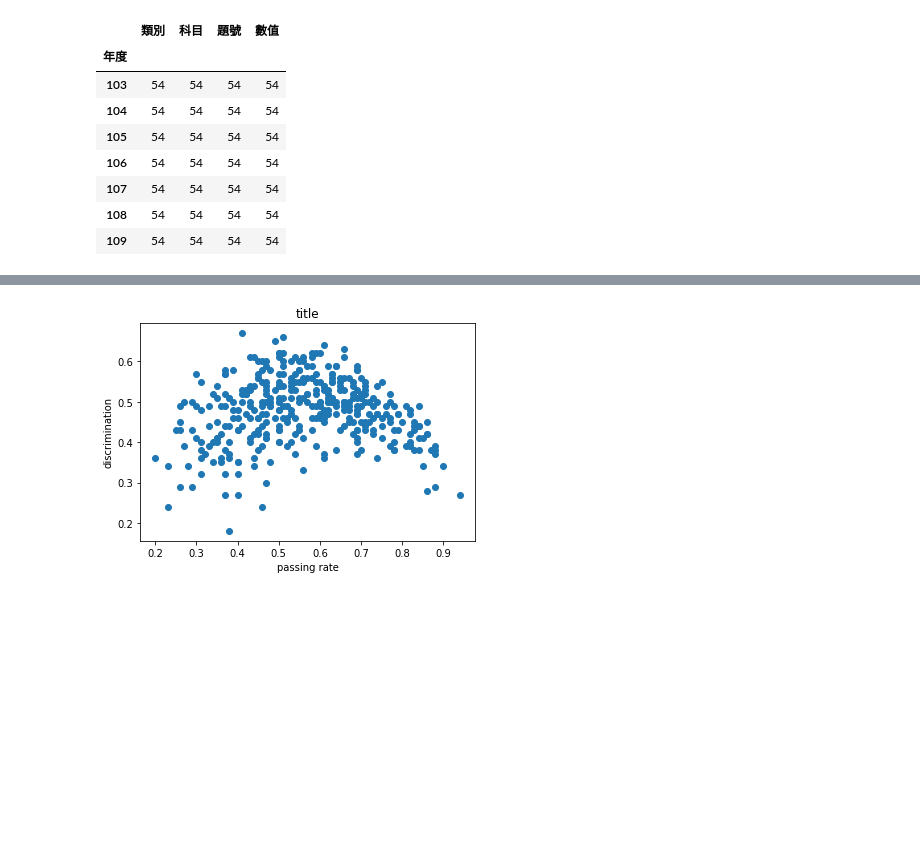
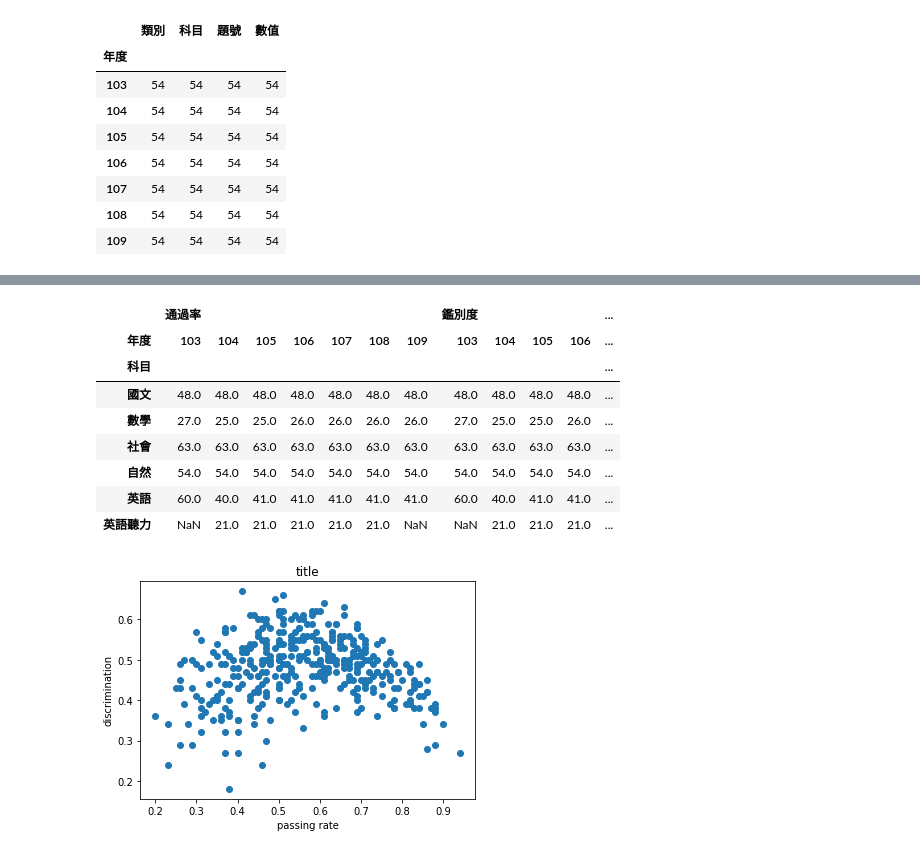
Before and after one commit to ChihHsiangChien/question_database, a Jupyter notebook: B03_分析通過率鑑別度與題目.ipynb, the cells around one changed output, grey strips where cells are left out. Cells and saved outputs as stored; diff of their text form; code cells hidden in the pictures; blank space fills up the shorter version.

```diff
--- a/分析通過率鑑別度與題目.ipynb
+++ b/B03_分析通過率鑑別度與題目.ipynb
@@ -95,3 +89,16 @@ passing_df = pd.merge(df3,df4 , left_on=['年度','科目','題號'],right_on=['
+# %%
+
+passing_df.pivot_table(index=['科目'], columns = ['年度'] , values=['通過率','鑑別度'],aggfunc = 'count')
+# %% [output]
+|  | 通過率 |  |  |  |  |  |  | 鑑別度 |  |  |  | ... |
+| 年度 | 103 | 104 | 105 | 106 | 107 | 108 | 109 | 103 | 104 | 105 | 106 | ... |
+| 科目 |  |  |  |  |  |  |  |  |  |  |  | ... |
+| 國文 | 48.0 | 48.0 | 48.0 | 48.0 | 48.0 | 48.0 | 48.0 | 48.0 | 48.0 | 48.0 | 48.0 | ... |
+| 數學 | 27.0 | 25.0 | 25.0 | 26.0 | 26.0 | 26.0 | 26.0 | 27.0 | 25.0 | 25.0 | 26.0 | ... |
+| 社會 | 63.0 | 63.0 | 63.0 | 63.0 | 63.0 | 63.0 | 63.0 | 63.0 | 63.0 | 63.0 | 63.0 | ... |
+| 自然 | 54.0 | 54.0 | 54.0 | 54.0 | 54.0 | 54.0 | 54.0 | 54.0 | 54.0 | 54.0 | 54.0 | ... |
+| 英語 | 60.0 | 40.0 | 41.0 | 41.0 | 41.0 | 41.0 | 41.0 | 60.0 | 40.0 | 41.0 | 41.0 | ... |
+| 英語聽力 | NaN | 21.0 | 21.0 | 21.0 | 21.0 | 21.0 | NaN | NaN | 21.0 | 21.0 | 21.0 | ... |
 # %%
 x = passing_df[passing_df['科目'] == '自然']['通過率']
 y = passing_df[passing_df['科目'] == '自然']['鑑別度']
```
Also changed, not shown: parts of 13 cells of this notebook, 13 other files.
